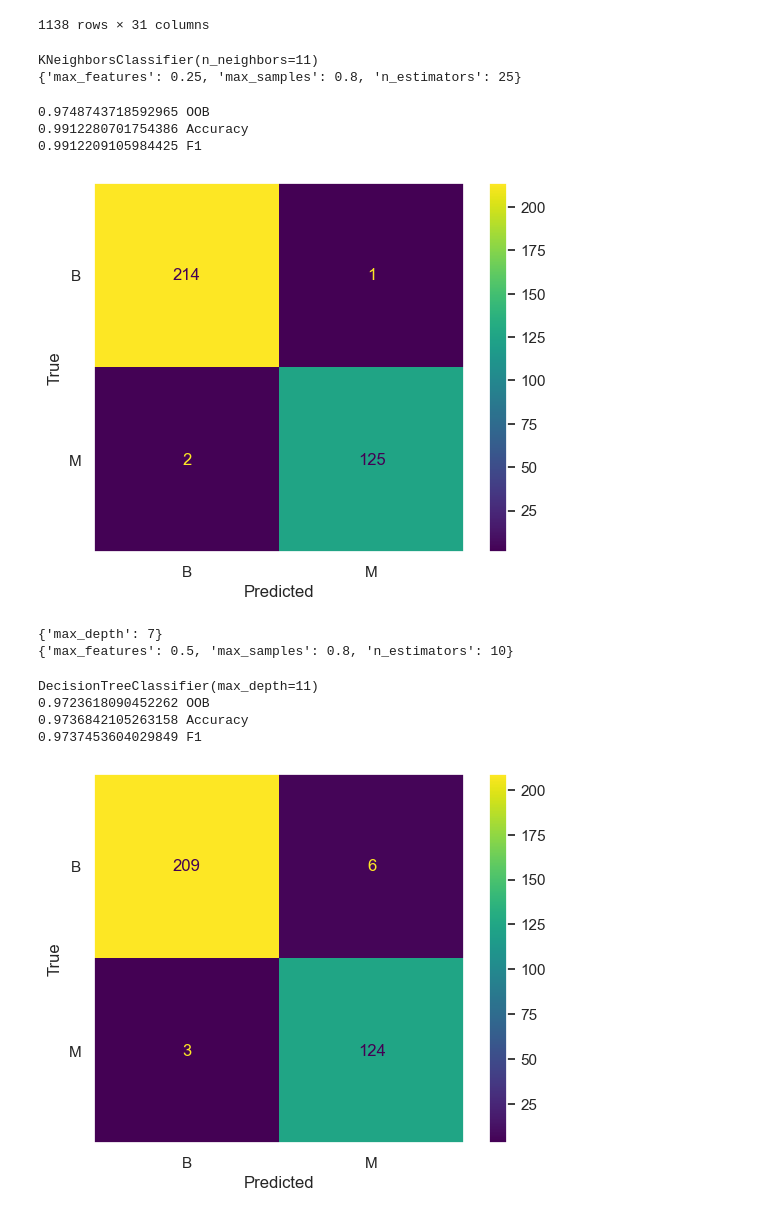
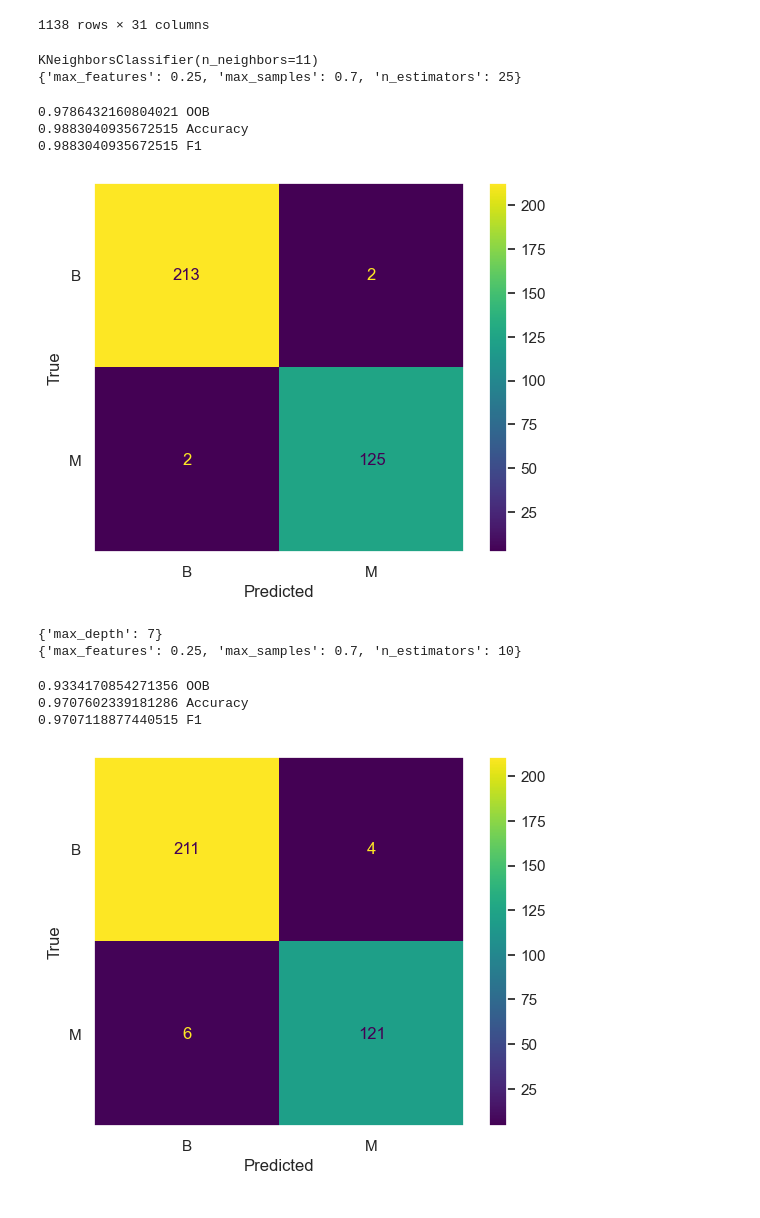
Before and after one commit to vern3432/DSE3002_Varano_Matt_Marcus_PF, a Jupyter notebook: Gilliland-Project-4.ipynb, the cells around one changed output. Drawn from its saved outputs; the diff is of its cells as text; code cells hidden in the pictures.

```diff
--- a/Gilliland-Project-4.ipynb
+++ b/Gilliland-Project-4.ipynb
@@ -66,7 +58,7 @@ GSKNN = GridSearchCV(knn, parameters)
 GSKNN.fit(X_train, y_train)
 print(GSKNN.best_estimator_)
 
-parameters2 = {'n_estimators':[1,10,25],'max_samples':[.6,.7,.8,.9],'max_features':[.25,.5,.75]}
+parameters2 = {'n_estimators':[5,10,25],'max_samples':[.6,.7,.8,.9],'max_features':[.25,.5,.75]}
 BC = BaggingClassifier(estimator = GSKNN, oob_score=True)
 BCGS = GridSearchCV(BC, parameters2)
 BCGS.fit(X_train, y_train)
@@ -74,9 +66,9 @@ y_pred =BCGS.predict(X_test)
 print(BCGS.best_params_)
 # %% [output]
 KNeighborsClassifier(n_neighbors=11)
-{'max_features': 0.25, 'max_samples': 0.8, 'n_estimators': 25}
+{'max_features': 0.25, 'max_samples': 0.7, 'n_estimators': 25}
 # %%
-BC = BaggingClassifier(estimator = GSKNN, n_estimators = 10, max_samples = 0.7, max_features = 0.75, oob_score=True)
+BC = BaggingClassifier(estimator = GSKNN, n_estimators = 25, max_samples = 0.7, max_features = 0.25, oob_score=True)
 BC.fit(X_train, y_train)
 y_pred =BC.predict(X_test)
 
@@ -89,9 +81,9 @@ cmd.plot()
 cmd.ax_.set(xlabel='Predicted', ylabel='True')
 cmd.ax_.grid(False)
 # %% [output]
-0.9748743718592965 OOB
-0.9912280701754386 Accuracy
-0.9912209105984425 F1
+0.9786432160804021 OOB
+0.9883040935672515 Accuracy
+0.9883040935672515 F1
 [figure]
 # %%
 from sklearn.tree import DecisionTreeClassifier
@@ -103,7 +95,7 @@ GSDT.fit(X_train, y_train)
 print(GSDT.best_params_)
 
 
-parameters2 = {'n_estimators':[1,10,25],'max_samples':[.7,.8],'max_features':[.25,.5,.75]}
+parameters2 = {'n_estimators':[5,10,25],'max_samples':[.6,.7,.8,.9],'max_features':[.25,.5,.75]}
 BC2 = BaggingClassifier(estimator = GSDT, oob_score=True)
 BC2GS = GridSearchCV(BC2, parameters2)
 BC2GS.fit(X_train, y_train)
@@ -111,24 +103,23 @@ y_pred =BC2GS.predict(X_test)
 print(BC2GS.best_params_)
 # %% [output]
 {'max_depth': 7}
-{'max_features': 0.5, 'max_samples': 0.8, 'n_estimators': 10}
+{'max_features': 0.25, 'max_samples': 0.7, 'n_estimators': 10}
 # %%
-BC2 = BaggingClassifier(estimator = GSDT, n_estimators = 10, max_samples = 0.8, max_features = 0.5, oob_score=True) #Note: the default classifier is DecisionTreeClassifier
+BC2 = BaggingClassifier(estimator = GSDT, n_estimators = 5, max_samples = 0.9, max_features = 0.5, oob_score=True) #Note: the default classifier is DecisionTreeClassifier
 BC2.fit(X_train, y_train)
 y_pred =BC2.predict(X_test)
 
 
 print(BC2.oob_score_, "OOB")
 print(accuracy_score(y_test,y_pred),"Accuracy")
 print(f1_score(y_test, y_pred, average="weighted"),"F1")
 cf_matrix = confusion_matrix(y_test,y_pred)
 cmd = ConfusionMatrixDisplay(cf_matrix, display_labels=['B','M'])
 cmd.plot()
 cmd.ax_.set(xlabel='Predicted', ylabel='True')
 cmd.ax_.grid(False)
 # %% [output]
-DecisionTreeClassifier(max_depth=11)
-0.9723618090452262 OOB
-0.9736842105263158 Accuracy
-0.9737453604029849 F1
+0.9334170854271356 OOB
+0.9707602339181286 Accuracy
+0.9707118877440515 F1
-[figure, old version]
+[figure, new version]
```
Also changed, not shown: parts of 14 cells of this notebook.
